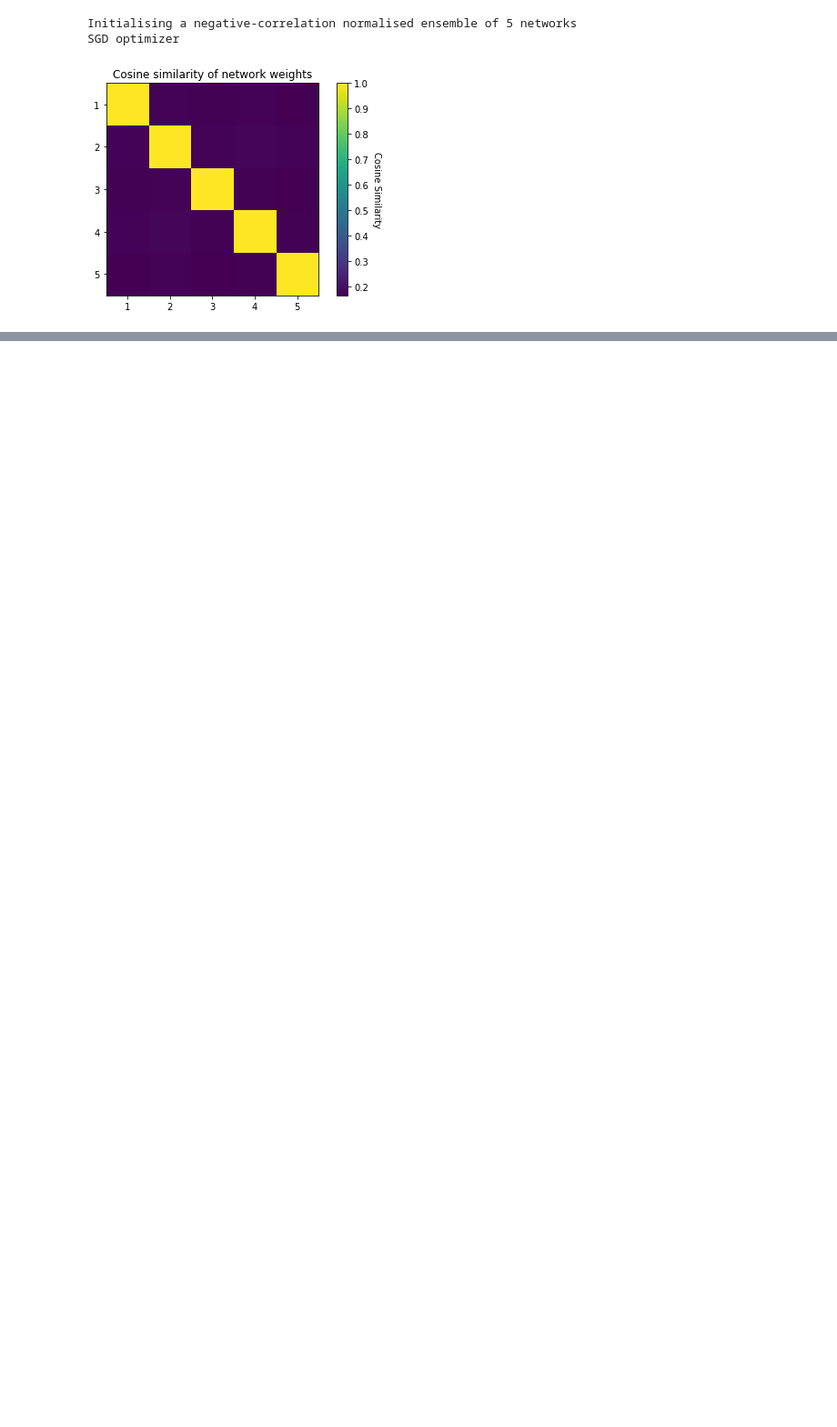
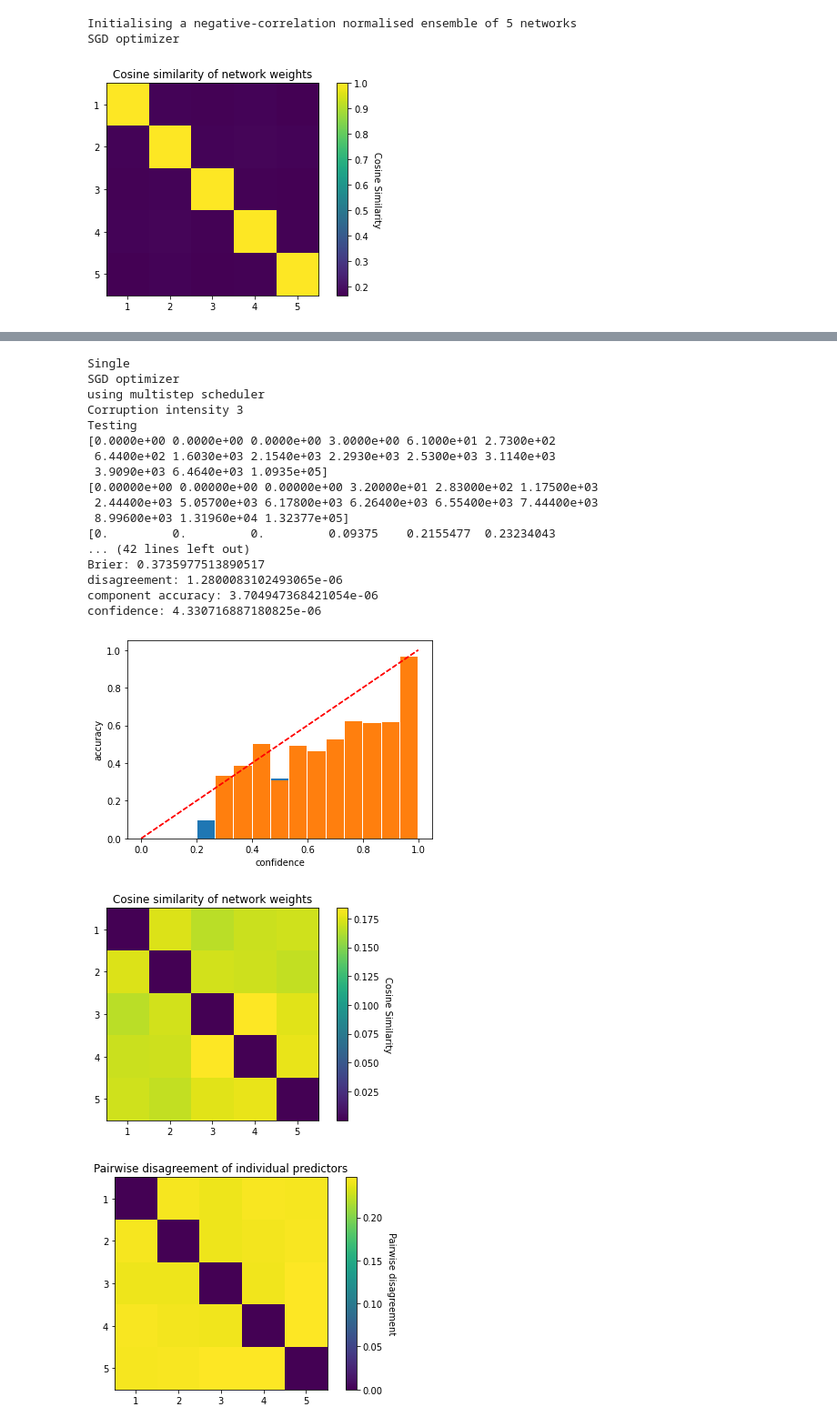
Before and after one commit to gintepe/DeepEnsembleUncertainty, a Jupyter notebook: test_cifar.ipynb, the cells around one changed output, grey strips where cells are left out. Shown at 91% size. Cells and saved outputs as stored; diff of their text form; code cells hidden in the pictures; blank space fills up the shorter version.

```diff
--- a/test_cifar.ipynb
+++ b/test_cifar.ipynb
@@ -134,6 +138,7 @@ for run_id, name in checkpoints:
 
     trainer, model_args = load_trainer(run_id, checkpoint_epoch, device)
 
+    # only for models trained on CIFAR10
     test_set = torchvision.datasets.SVHN(root=constants.DATA_DIR, split='train', download=True, transform=torchvision.transforms.ToTensor())
     test_loader = torch.utils.data.DataLoader(test_set, batch_size=128)
 
@@ -142,7 +147,7 @@ for run_id, name in checkpoints:
                     'ECE': metrics.wrap_ece(bins=20),
                     'Brier': metrics.wrap_brier()}
 
-    acc, metric_res, thresholded_accuracies, thresholded_counts, binned_entropies, _ = trainer.test(test_loader=test_loader, metric_dict=metric_dict, confidence_thresholds=thresholds, entropy_bins=entropy_bins)
+    acc, metric_res, thresholded_accuracies, thresholded_counts, binned_entropies, _, _ = trainer.test(test_loader=test_loader, metric_dict=metric_dict, confidence_thresholds=thresholds, entropy_bins=entropy_bins)
 
     res_ood.append((name, acc, metric_res, thresholded_accuracies, thresholded_counts, binned_entropies))
 # %% [output]
@@ -246,0 +282,57 @@ plot_disagreement_mat(disagreement_mat, remove_diag=False)
+# %%
+def run_plotting(run_id, name, corruption):
+    has_subnets = not name == 'Single'
+    print(name)
+    trainer, model_args = load_trainer(run_id, checkpoint_epoch, device)
+
+    print('Corruption intensity 3')
+
+    test_loader = cifar10.get_test_loader(model_args.data_dir, model_args.batch_size, corrupted=True,
+                                            corruptions=constants.CORRUPTIONS, intensities=[corruption],
+                                            is_cifar10=model_args.dataset_type=='cifar10')
+
+
+    metric_dict = {'NLL': lambda p, g: metrics.basic_cross_entropy(p, g).item(),
+                'ECE': metrics.wrap_ece(bins=20),
+                'Brier': metrics.wrap_brier()}
+
+
+
+    acc, metric_res, thresholded_accuracies, thresholded_counts, binned_entropies, disagreement_mat, calibration_hist = trainer.test(test_loader=test_loader, metric_dict=metric_dict, track_full_disagreements=has_subnets, calibration_hist_bins=15)
+
+    if has_subnets:
+        mat = plot_cosine_similarity(trainer, remove_diag=True)
+        plot_disagreement_mat(disagreement_mat, remove_diag=False)
+    plot_calibration_hist(calibration_hist)
+
+    test_loader = cifar10.get_test_loader(model_args.data_dir, model_args.batch_size, corrupted=False, corruptions=constants.CORRUPTIONS, intensities=[5])
+    acc, metric_res, thresholded_accuracies, thresholded_counts, binned_entropies, disagreement_mat, calibration_hist = trainer.test(test_loader=test_loader, metric_dict=metric_dict, track_full_disagreements=has_subnets, calibration_hist_bins=15)
+
+    print('Uncorrupted')
+    if has_subnets:
+        plot_disagreement_mat(disagreement_mat, remove_diag=False)
+    plot_calibration_hist(calibration_hist)
+# %%
+for run_id, name in checkpoints:
+    run_plotting(run_id, name, 3)
+# %% [output]
+Single
+SGD optimizer
+using multistep scheduler
+Corruption intensity 3
+Testing
+[0.0000e+00 0.0000e+00 0.0000e+00 3.0000e+00 6.1000e+01 2.7300e+02
+ 6.4400e+02 1.6030e+03 2.1540e+03 2.2930e+03 2.5300e+03 3.1140e+03
+ 3.9090e+03 6.4640e+03 1.0935e+05]
+[0.00000e+00 0.00000e+00 0.00000e+00 3.20000e+01 2.83000e+02 1.17500e+03
+ 2.44400e+03 5.05700e+03 6.17800e+03 6.26400e+03 6.55400e+03 7.44400e+03
+ 8.99600e+03 1.31960e+04 1.32377e+05]
+[0.         0.         0.         0.09375    0.2155477  0.23234043
+... (42 lines left out)
+Brier: 0.3735977513890517
+disagreement: 1.2800083102493065e-06
+component accuracy: 3.704947368421054e-06
+confidence: 4.330716887180825e-06
+[figure, added]
+[figure, added]
+[figure, added]
```
Also changed, not shown: parts of 18 cells of this notebook, 11 other files.
